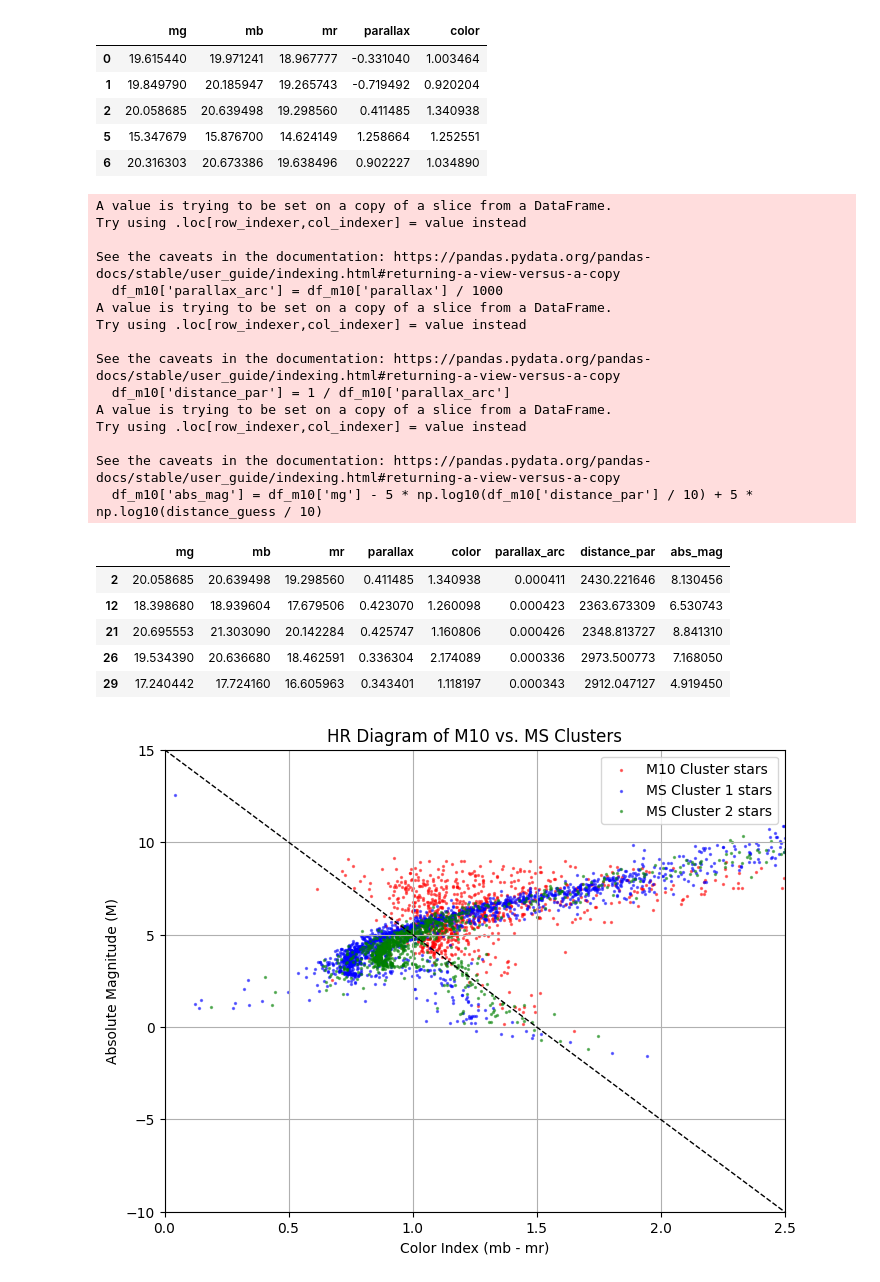
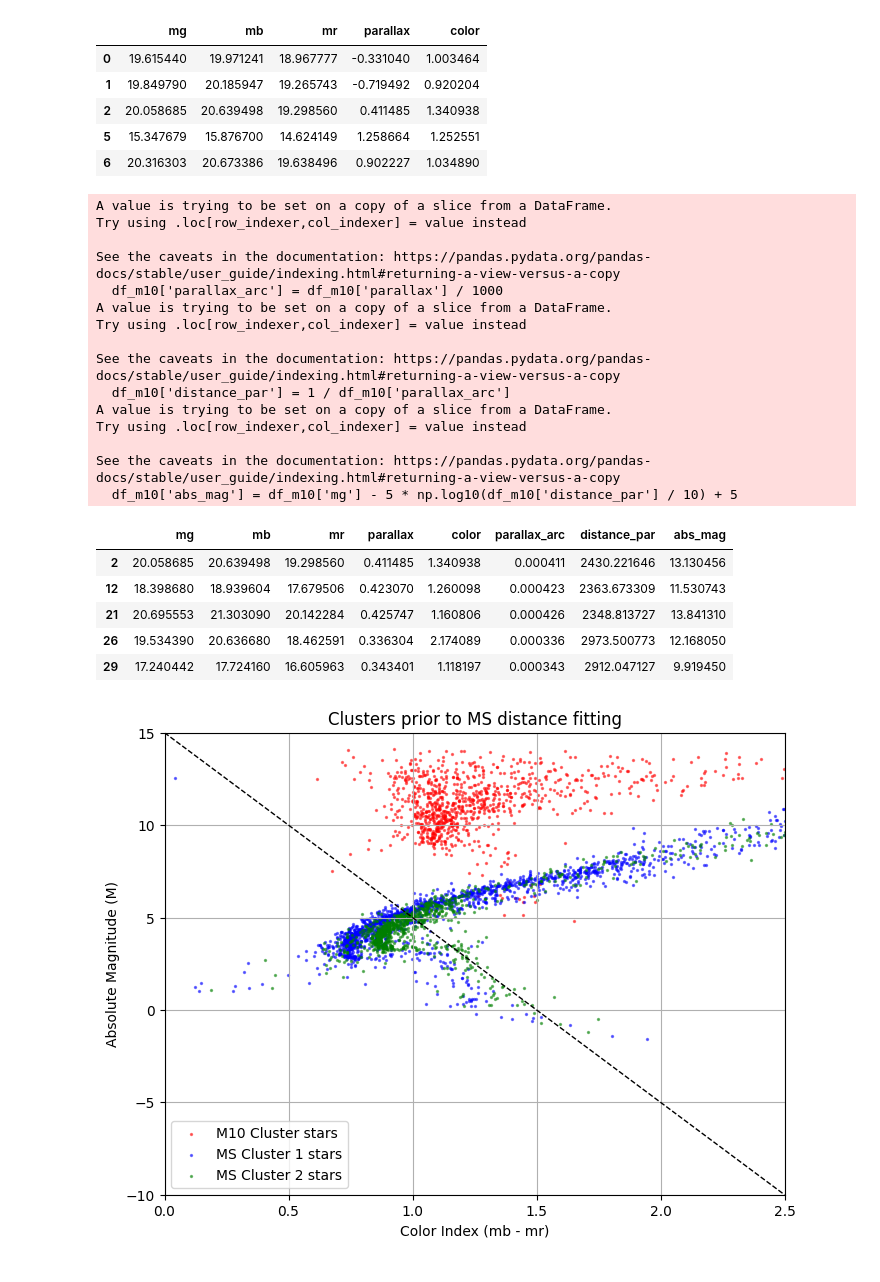
Before and after one commit to Pmcslarrow/FinalCosmos, a Jupyter notebook: cluster.ipynb, the cells around one changed output. Saved outputs shown, nothing was run; the diff lists cells and outputs as text; code cells hidden in the pictures.

```diff
--- a/cluster.ipynb
+++ b/cluster.ipynb
@@ -53,12 +53,9 @@ dominant_parallax1 = df_m10['parallax'].median()
 threshold_percentage = 35
 df_m10 = df_m10[abs(df_m10['parallax'] - dominant_parallax1) / dominant_parallax1 * 100 < threshold_percentage]
 # %%
-distance_guess = 10
 df_m10['parallax_arc'] = df_m10['parallax'] / 1000
 df_m10['distance_par'] = 1 / df_m10['parallax_arc']
-df_m10['abs_mag'] = df_m10['mg'] - 5 * np.log10(df_m10['distance_par'] / 10) + 5 * np.log10(distance_guess / 10)
-#df_m10['abs_mag'] = df_m10['mg'] - df_m10['M']
-#  M = mg - 5 * np.log10(distance_parsec / 10) + 5 * np.log10(distance / 10)
+df_m10['abs_mag'] = df_m10['mg'] - 5 * np.log10(df_m10['distance_par'] / 10) + 5
 
 
 df_cluster1['parallax_arc'] = df_cluster1['parallax'] / 1000
@@ -85,34 +82,34 @@ A value is trying to be set on a copy of a slice from a DataFrame.
 Try using .loc[row_indexer,col_indexer] = value instead
 
 See the caveats in the documentation: https://pandas.pydata.org/pandas-docs/stable/user_guide/indexing.html#returning-a-view-versus-a-copy
-  df_m10['abs_mag'] = df_m10['mg'] - 5 * np.log10(df_m10['distance_par'] / 10) + 5 * np.log10(distance_guess / 10)
+  df_m10['abs_mag'] = df_m10['mg'] - 5 * np.log10(df_m10['distance_par'] / 10) + 5
 # %%
 df_m10.head(5)
 # %% [output]
 |  | mg | mb | mr | parallax | color | parallax_arc | distance_par | abs_mag |
-| 2 | 20.058685 | 20.639498 | 19.298560 | 0.411485 | 1.340938 | 0.000411 | 2430.221646 | 8.130456 |
-| 12 | 18.398680 | 18.939604 | 17.679506 | 0.423070 | 1.260098 | 0.000423 | 2363.673309 | 6.530743 |
-| 21 | 20.695553 | 21.303090 | 20.142284 | 0.425747 | 1.160806 | 0.000426 | 2348.813727 | 8.841310 |
-| 26 | 19.534390 | 20.636680 | 18.462591 | 0.336304 | 2.174089 | 0.000336 | 2973.500773 | 7.168050 |
-| 29 | 17.240442 | 17.724160 | 16.605963 | 0.343401 | 1.118197 | 0.000343 | 2912.047127 | 4.919450 |
+| 2 | 20.058685 | 20.639498 | 19.298560 | 0.411485 | 1.340938 | 0.000411 | 2430.221646 | 13.130456 |
+| 12 | 18.398680 | 18.939604 | 17.679506 | 0.423070 | 1.260098 | 0.000423 | 2363.673309 | 11.530743 |
+| 21 | 20.695553 | 21.303090 | 20.142284 | 0.425747 | 1.160806 | 0.000426 | 2348.813727 | 13.841310 |
+| 26 | 19.534390 | 20.636680 | 18.462591 | 0.336304 | 2.174089 | 0.000336 | 2973.500773 | 12.168050 |
+| 29 | 17.240442 | 17.724160 | 16.605963 | 0.343401 | 1.118197 | 0.000343 | 2912.047127 | 9.919450 |
 # %%
 plt.figure(figsize=(8, 6))
 
 plt.scatter(df_m10['color'], df_m10['abs_mag'], s=2, c='red', alpha=0.5, label="M10 Cluster stars")
 plt.scatter(df_cluster1['color'], df_cluster1['abs_mag'], s=2, c='blue', alpha=0.5, label="MS Cluster 1 stars")
 plt.scatter(df_cluster2['color'], df_cluster2['abs_mag'], s=2, c='green', alpha=0.5, label="MS Cluster 2 stars")
 
 plt.xlabel('Color Index (mb - mr)')
 plt.ylabel('Absolute Magnitude (M)')
-plt.title('HR Diagram of M10 vs. MS Clusters')
+plt.title('Clusters prior to MS distance fitting')
 plt.grid(True)
 plt.xlim(0, 2.5)
 plt.ylim(15, -10)
 plt.legend()
 plt.gca().invert_yaxis()
 
 plt.plot([0, 2.5], [15, -10], color='black', linestyle='--', linewidth=1)
 
 plt.show()
 # %% [output]
-[figure, old version]
+[figure, new version]
```
Also changed, not shown: parts of 2 cells of this notebook, 1 other file.
